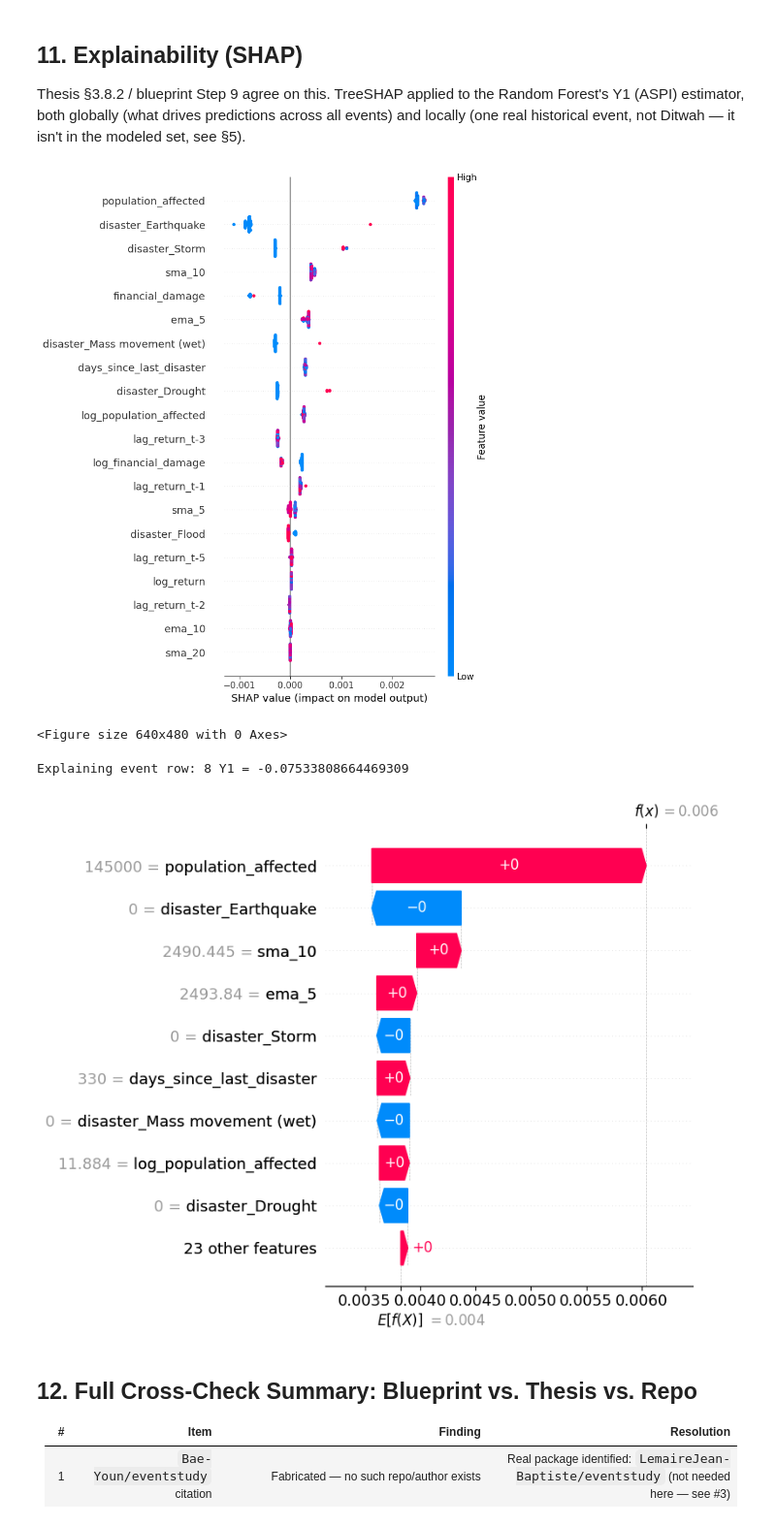
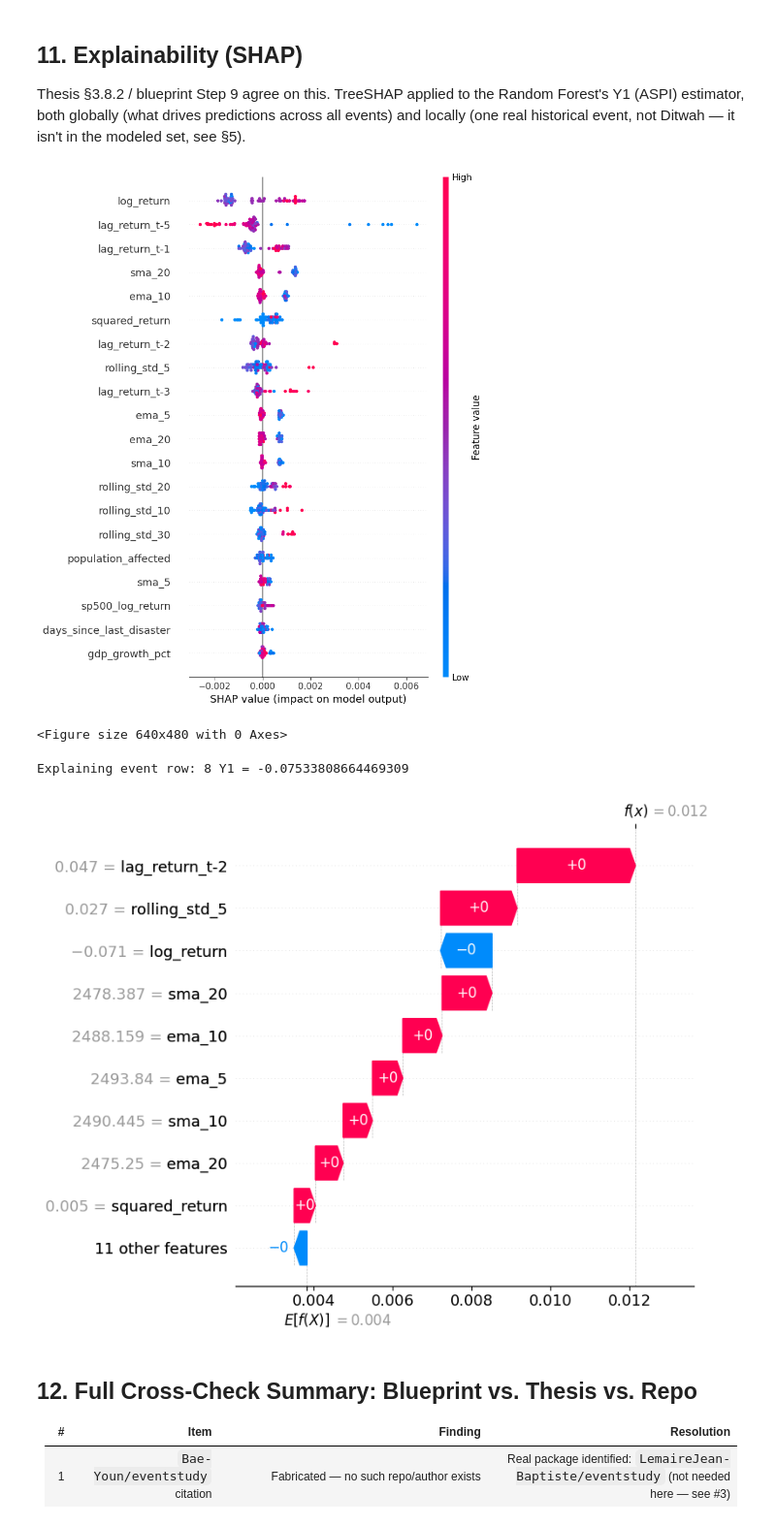
Before and after one commit to Hashan-Samarakkody/CSE-disaster-impact-predictor, a Jupyter notebook: disaster_finance_predictor/notebooks/CSE_Disaster_Impact_Pipeline.ipynb, the cells around one changed output. Shown at 97% size. Drawn from its saved outputs; the diff is of its cells as text; code cells hidden in the pictures.

```diff
--- a/disaster_finance_predictor/notebooks/CSE_Disaster_Impact_Pipeline.ipynb
+++ b/disaster_finance_predictor/notebooks/CSE_Disaster_Impact_Pipeline.ipynb
@@ -722,14 +779,18 @@ Thesis §3.8.2 / blueprint Step 9 agree on this. TreeSHAP applied to the Random
 # %%
 import shap
 
-# MultiOutputRegressor wraps one estimator per target; unpack the Y1 (ASPI) one.
-y1_estimator = rf.estimators_[0]
-explainer = shap.TreeExplainer(y1_estimator)
-shap_values = explainer.shap_values(X_res)
+# Y1's own selected feature set from the last walk-forward fold (§9's
+# per-target feature selection) -- SHAP must be computed on exactly the
+# columns rf_y1 was actually trained on.
+y1_features = selected_features[TARGET_COLS[0]]
+X_res_y1 = X_res[y1_features]
 
-shap.summary_plot(shap_values, X_res, show=False)
+explainer = shap.TreeExplainer(rf_y1)
+shap_values = explainer.shap_values(X_res_y1)
+
+shap.summary_plot(shap_values, X_res_y1, show=False)
 # %% [output]
-[figure, old version]
+[figure, new version]
 # %%
 import matplotlib.pyplot as plt
 plt.tight_layout()
@@ -739,18 +800,18 @@ plt.show()
 # %%
 # Local explanation for one real, modeled event (largest ASPI drop in the training set)
 worst_idx = int(y_res["Y1_aspi_log_return"].idxmin())
 print("Explaining event row:", worst_idx, "Y1 =", y_res.loc[worst_idx, "Y1_aspi_log_return"])
 
 explanation = shap.Explanation(
     values=shap_values[worst_idx], base_values=explainer.expected_value,
-    data=X_res.iloc[worst_idx], feature_names=X_res.columns.tolist(),
+    data=X_res_y1.iloc[worst_idx], feature_names=X_res_y1.columns.tolist(),
 )
 shap.plots.waterfall(explanation, show=False)
 plt.tight_layout()
 plt.show()
 # %% [output]
 Explaining event row: 8 Y1 = -0.07533808664469309
-[figure, old version]
+[figure, new version]
 # %% [markdown]
 ## 12. Full Cross-Check Summary: Blueprint vs. Thesis vs. Repo
 
```
Also changed, not shown: parts of 10 cells of this notebook.
